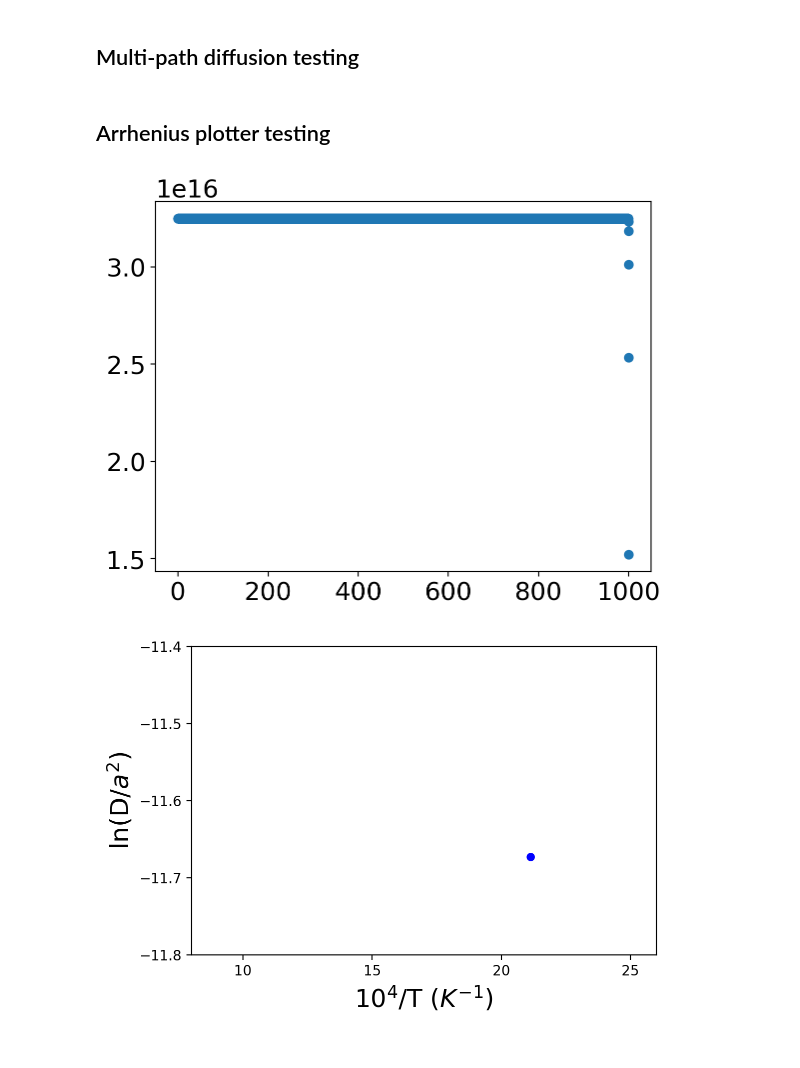
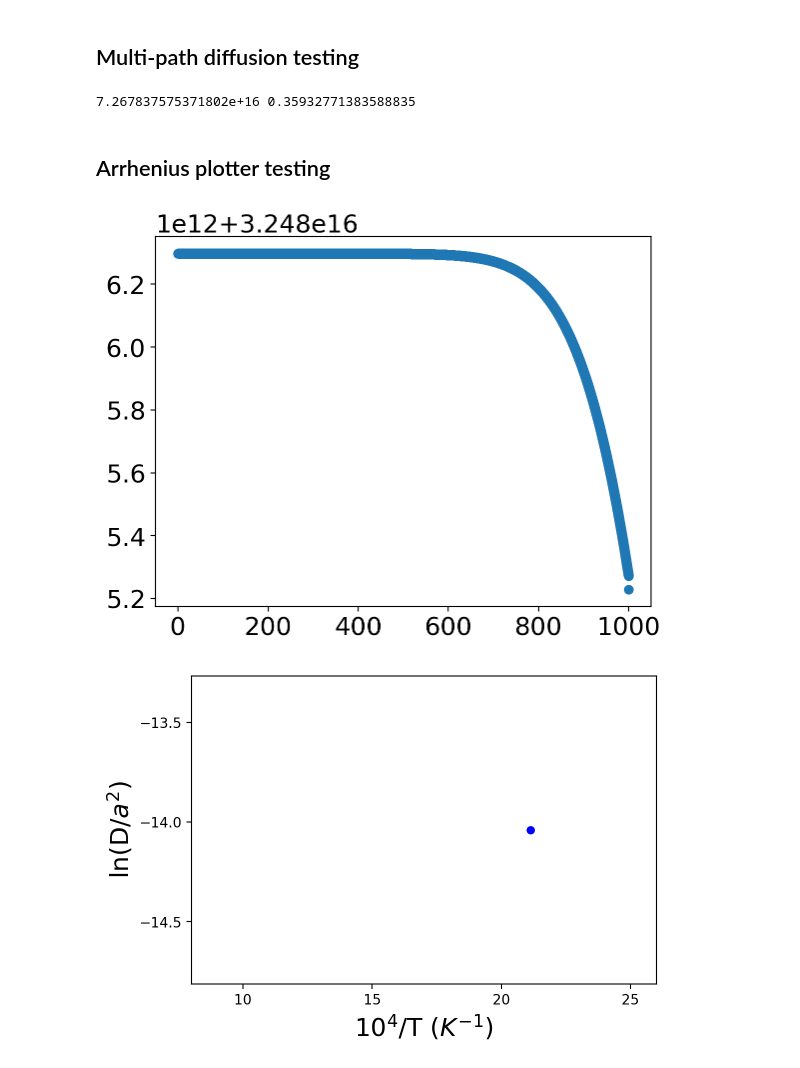
Before and after one commit to OpenThermochronology/PyThermo, a Jupyter notebook: sandbox/sandbox.ipynb, the cells around one changed output. Drawn from its saved outputs; the diff is of its cells as text; code cells hidden in the pictures.

```diff
--- a/sandbox/sandbox.ipynb
+++ b/sandbox/sandbox.ipynb
@@ -159,7 +159,7 @@ D_b = np.zeros(np.size(zirc_tT,0))
 D_v = np.zeros(np.size(zirc_tT,0))
 D_sc = np.zeros(np.size(zirc_tT,0))
 
-t_1 = 20 * sec_per_myr
+t_1 = 200 * sec_per_myr
 t_2 = 0
 U238 = U_ppm * U238_ppm_atom
 U235 = U_ppm * U235_ppm_atom
@@ -184,9 +184,12 @@ D_v = D_v * 1e8
 
 #override kappa 1 calculation for code testing purposes
 kappa_1 = 1e-8
-diff_parameters = {'D_sc':D_sc, 'D_v':D_v, 'kappa_1':kappa_1, 'kappa_2':kappa_2, 'f':f}
+diff_parameters = {'kappa_1':kappa_1, 'kappa_2':kappa_2, 'f':f}
 
 tol = 1e-4
+print(alphas, f)
+# %% [output]
+7.267837575371802e+16 0.35932771383588835
 # %%
 #bulk_He, fast_He, lat_He = zirc_mp_test.mp_diffusion(nodes, r_step, zirc_tT, diff_parameters, tol, test_aej, test_aej, test_aej, test_aej, init_He=test_init_He, produce=False)
 # %%
@@ -218,23 +221,23 @@ rad = [(i + 0.5) * r_step for i in range(nodes)]
 plt.scatter(rad, profile_list[0][:,2])
 plt.show()
 # %% [output]
-[figure, old version]
+[figure, new version]
 # %%
 plt.figure(figsize = (6,4))
 plt.xlabel(r'$10^{4}$/T ($K^{-1}$)')
 plt.ylabel(r'ln(D/$a^{2}$)')
 plt.xlim(8, 26)
-plt.ylim(-11.8, -11.4)
+#plt.ylim(-11.8, -11.4)
 plt.xticks(fontsize=10)
 plt.yticks(fontsize=10)
 
 D_a2_array = arrhenius_list[0]
 
 x_axis = D_a2_array[:, 0]
 y_axis = D_a2_array[:, 1]
 
 plt.plot(x_axis, y_axis, color = 'b', marker='o', linewidth=0.5, markersize=5)
 
 plt.show()
 # %% [output]
-[figure, old version]
+[figure, new version]
```
Also changed, not shown: 2 other files.
